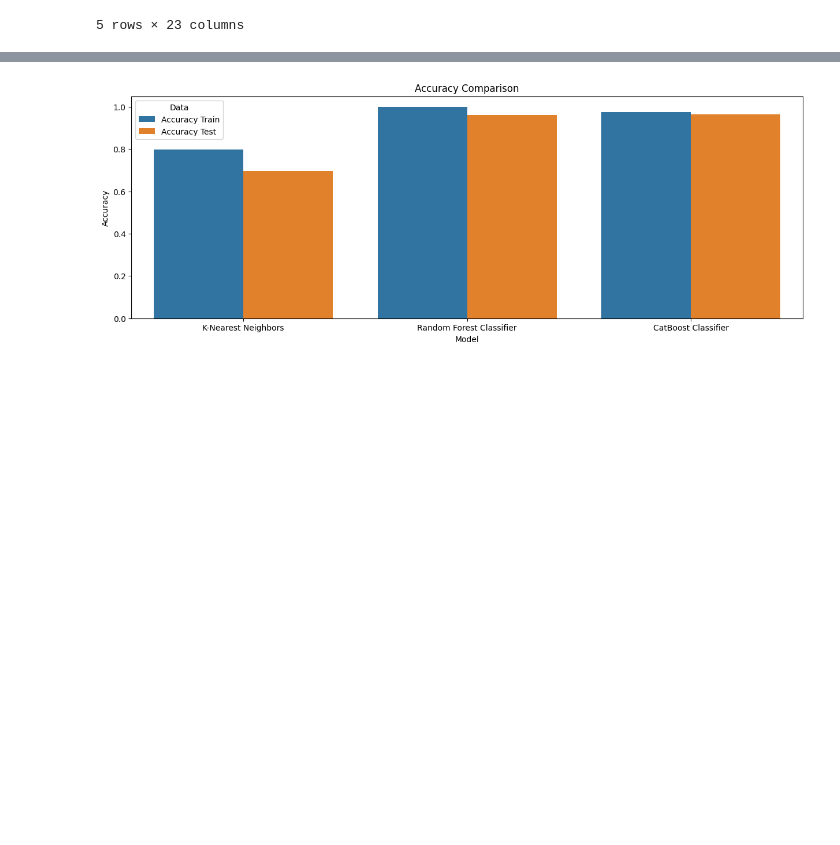
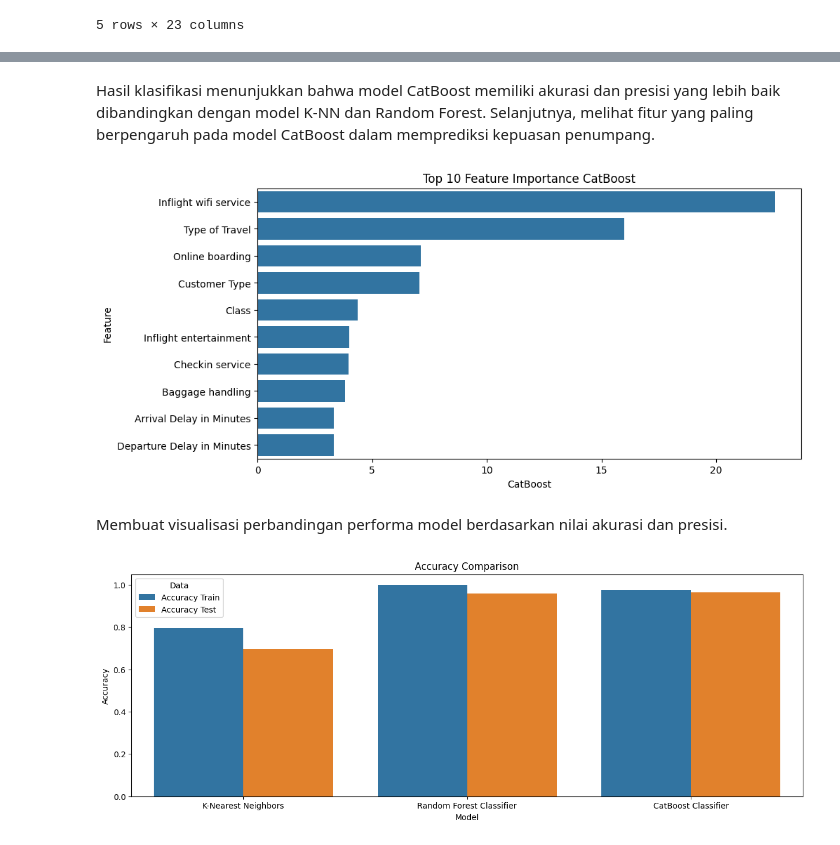
Before and after one commit to Dzoel31/Project-Predictive-Analytics-Dicoding, a Jupyter notebook: passenger_satisfaction_prediction.ipynb, the cells around one changed output, grey strips where cells are left out. Saved outputs shown, nothing was run; the diff lists cells and outputs as text; code cells hidden in the pictures; blank space fills up the shorter version.

```diff
--- a/passenger_satisfaction_prediction.ipynb
+++ b/passenger_satisfaction_prediction.ipynb
@@ -452,3 +496,22 @@ df_eval
+# %% [markdown]
+Hasil klasifikasi menunjukkan bahwa model CatBoost memiliki akurasi dan presisi yang lebih baik dibandingkan dengan model K-NN dan Random Forest. Selanjutnya, melihat fitur yang paling berpengaruh pada model CatBoost dalam memprediksi kepuasan penumpang.
+# %%
+feature_importance_cb = dict_model['CatBoost Classifier'].feature_importances_
+
+df_feature_importance = pd.DataFrame(columns=['Feature', 'CatBoost'])
+df_feature_importance['Feature'] = X_train.columns
+df_feature_importance['CatBoost'] = feature_importance_cb
+
+df_feature_importance = df_feature_importance.sort_values(by='CatBoost', ascending=False)
+
+plt.figure(figsize=(10, 5))
+sns.barplot(x='CatBoost', y='Feature', data=df_feature_importance.head(10))
+plt.title("Top 10 Feature Importance CatBoost")
+plt.show()
+# %% [output]
+[figure, added]
+# %% [markdown]
+Membuat visualisasi perbandingan performa model berdasarkan nilai akurasi dan presisi.
 # %%
 df_accuracy = df_eval[['Model', 'Accuracy Train', 'Accuracy Test']].melt(id_vars='Model', var_name='Data', value_name='Accuracy')
 df_precision = df_eval[['Model', 'Precision Train', 'Precision Test']].melt(id_vars='Model', var_name='Data', value_name='Precision')
```
Also changed, not shown: parts of 29 cells of this notebook, 7 other files.
